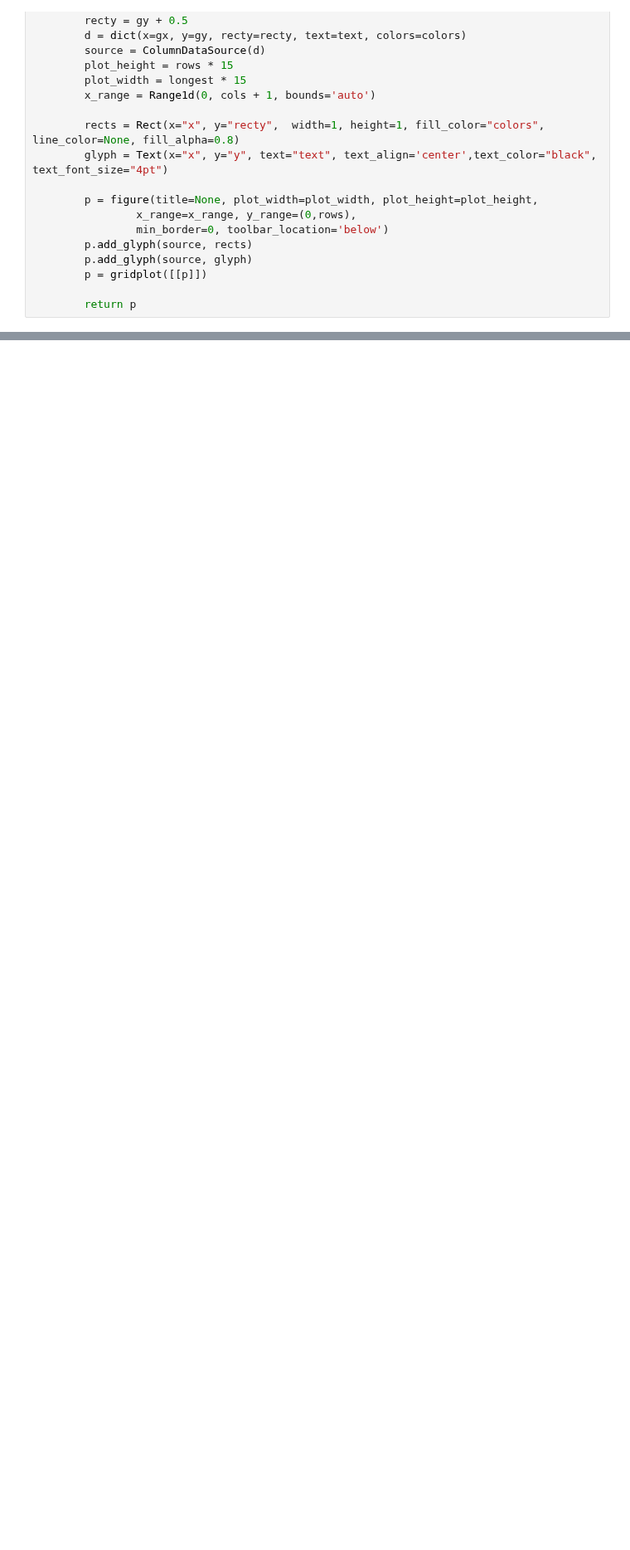
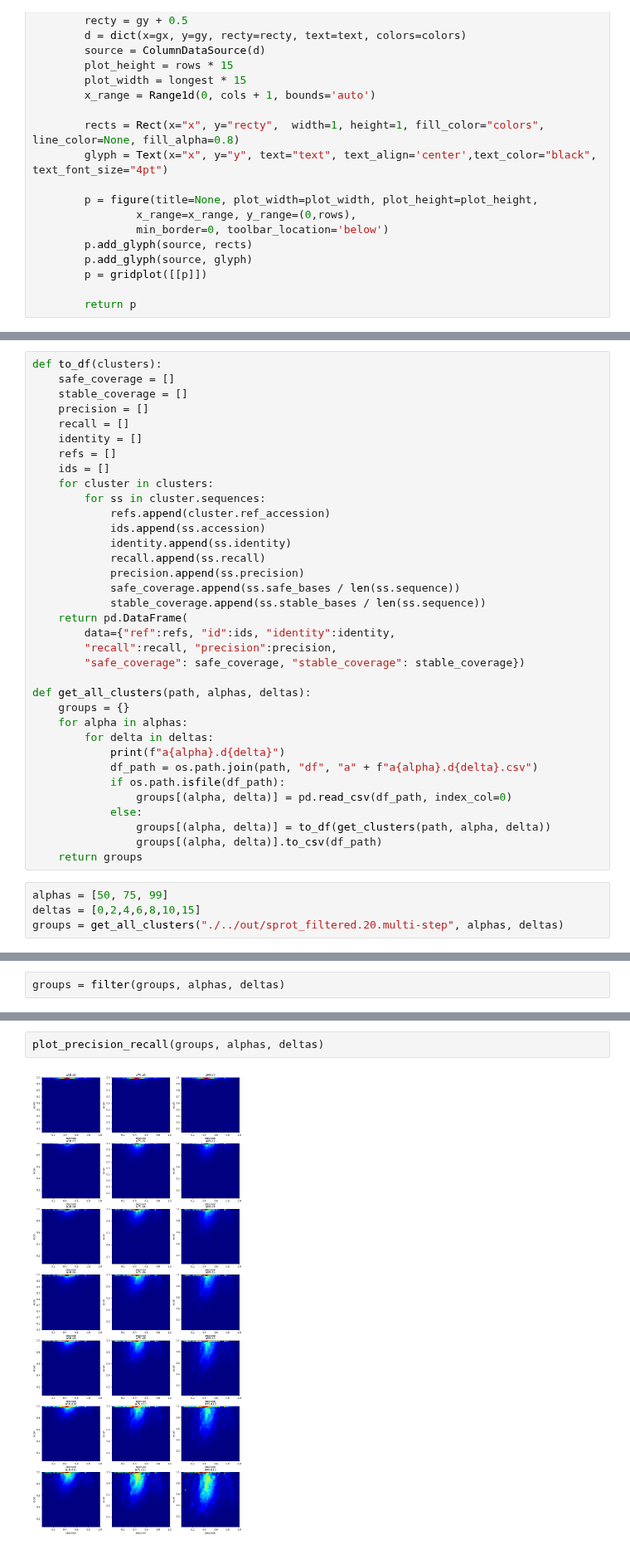
Before and after one commit to algbio/alignment-safety, a Jupyter notebook: pipeline/analysis/motifs.ipynb, the cells around one changed output, grey strips where cells are left out. Shown at 83% size. Cells and saved outputs as stored; diff of their text form; blank space fills up the shorter version.

Commit message:
safe vs. stable analysis

```diff
--- a/pipeline/analysis/motifs.ipynb
+++ b/pipeline/analysis/motifs.ipynb
@@ -430,0 +284,39 @@ plot_metrics(all_clusters, "All clusters 40%-id, a75 d0")
+# %%
+def to_df(clusters):
+    safe_coverage = []
+    stable_coverage = []
+    precision = []
+    recall = []
+    identity = []
+    refs = []
+    ids = []
+    for cluster in clusters:
+        for ss in cluster.sequences:
+            refs.append(cluster.ref_accession)
+            ids.append(ss.accession)
+            identity.append(ss.identity)
+            recall.append(ss.recall)
+            precision.append(ss.precision)
+            safe_coverage.append(ss.safe_bases / len(ss.sequence))
+            stable_coverage.append(ss.stable_bases / len(ss.sequence))
+    return pd.DataFrame(
+        data={"ref":refs, "id":ids, "identity":identity,
+        "recall":recall, "precision":precision,
+        "safe_coverage": safe_coverage, "stable_coverage": stable_coverage})
+
+def get_all_clusters(path, alphas, deltas):
+    groups = {}
+    for alpha in alphas:
+        for delta in deltas:
+            print(f"a{alpha}.d{delta}")
+            df_path = os.path.join(path, "df", "a" + f"a{alpha}.d{delta}.csv")
+            if os.path.isfile(df_path):
+                groups[(alpha, delta)] = pd.read_csv(df_path, index_col=0)
+            else:
+                groups[(alpha, delta)] = to_df(get_clusters(path, alpha, delta))
+                groups[(alpha, delta)].to_csv(df_path)
+    return groups
+# %%
+alphas = [50, 75, 99]
+deltas = [0,2,4,6,8,10,15]
+groups = get_all_clusters("./../out/sprot_filtered.20.multi-step", alphas, deltas)
@@ -430,0 +407,2 @@ plot_metrics(all_clusters, "All clusters 40%-id, a75 d0")
+# %%
+groups = filter(groups, alphas, deltas)
@@ -430,0 +411,4 @@ plot_metrics(all_clusters, "All clusters 40%-id, a75 d0")
+# %%
+plot_precision_recall(groups, alphas, deltas)
+# %% [output]
+[figure, added]
```
Also changed, not shown: parts of 43 cells of this notebook.
